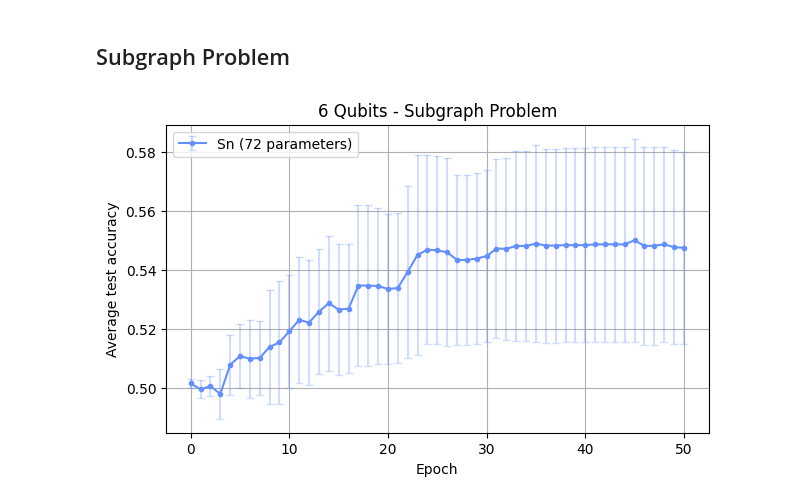
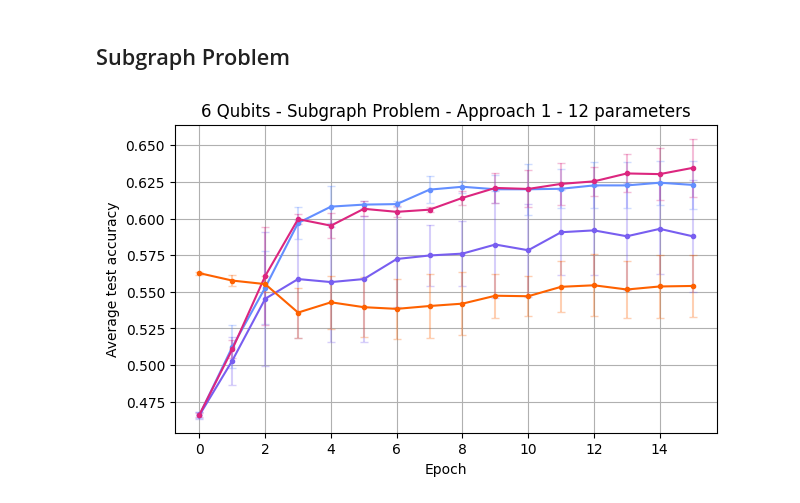
Before and after one commit to dmytro8765/graph-qml, a Jupyter notebook: Graph_ML/results_plotting_final.ipynb, the cells around one changed output. Saved outputs shown, nothing was run; the diff lists cells and outputs as text; code cells hidden in the pictures.

Commit message:
Added subgraph-related files, as well as files, respecting the isomophism issue.

```diff
--- a/Graph_ML/results_plotting_final.ipynb
+++ b/Graph_ML/results_plotting_final.ipynb
@@ -91,7 +92,7 @@ def plot_graph(graph_name, accuracies, num_epochs):
 
     ax.set_xlabel("Epoch")
     ax.set_ylabel("Average test accuracy")
-    plt.legend(["Sn (72 parameters)", "Entanglement circuit (72 paramenters)", "Energy (72 parameters)", "Sn free parameters (88 parameters)"])
+    #plt.legend(["Sn (72 parameters)", "Entanglement circuit (72 paramenters)", "Energy (72 parameters)", "Sn free parameters (88 parameters)"])
     plt.grid()
     plt.title(graph_name)
     plt.show()
@@ -660,26 +661,34 @@ plot_graph("6 Nodes MaxCut Cn-60 (5 samples)", mean_approx_rates, num_epochs)
 ## Subgraph Problem
 # %%
 target_file_names = [
-    #"/Users/home/Quantum_Computing/Pennylane/Graph_ML/output/subgraph/GNTestOwn-Sn_circuit-8-120-sampling_10-epochs_50-targets-test-1.csv",
-    #"/Users/home/Quantum_Computing/Pennylane/Graph_ML/output/subgraph/GNTestOwn-Cn_circuit-8-120-sampling_10-epochs_50-targets-test-0.csv",
-    #"/Users/home/Quantum_Computing/Pennylane/Graph_ML/output/subgraph/GNTestOwn-entanglement_circuit-8-120-sampling_10-epochs_50-targets-test-0.csv",
-    #"/Users/home/Quantum_Computing/Pennylane/Graph_ML/output/subgraph/GNTestOwn-Sn_free_parameter_circuit-8-132-sampling_10-epochs_50-targets-test-0.csv",
-    "/Users/home/Quantum_Computing/Pennylane/Graph_ML/output/subgraph/Subgraph-Subgraph_circuit-6-8-sampling_5-epochs_50-targets-test-0.csv"
+    "/Users/home/Quantum_Computing/Pennylane/Graph_ML/output/subgraph/Subgraph-approach-1-6-4-20-sampling_3-epochs_15-targets-test-0.csv",
+    "/Users/home/Quantum_Computing/Pennylane/Graph_ML/output/subgraph/Subgraph-approach-2-6-4-20-sampling_3-epochs_15-targets-test-0.csv",
+    "/Users/home/Quantum_Computing/Pennylane/Graph_ML/output/subgraph/Subgraph-approach-3-6-4-21-sampling_3-epochs_15-targets-test-0.csv",
+    "/Users/home/Quantum_Computing/Pennylane/Graph_ML/output/subgraph/Subgraph-approach-4-6-4-18-sampling_3-epochs_15-targets-test-0.csv",
+    #"/Users/home/Quantum_Computing/Pennylane/Graph_ML/output/subgraph/Subgraph-approach-5-6-4-90-sampling_5-epochs_100-targets-test-0.csv",
+    #"/Users/home/Quantum_Computing/Pennylane/Graph_ML/output/subgraph/Subgraph-approach-6-6-4-91-sampling_5-epochs_100-targets-test-0.csv",
+    #"/Users/home/Quantum_Computing/Pennylane/Graph_ML/output/subgraph/Subgraph-approach-7-6-4-90-sampling_5-epochs_100-targets-test-0.csv",
+    #"/Users/home/Quantum_Computing/Pennylane/Graph_ML/output/subgraph/Subgraph-approach-8-6-4-90-sampling_5-epochs_100-targets-test-0.csv",
+    #"/Users/home/Quantum_Computing/Pennylane/Graph_ML/output/subgraph/Subgraph-approach-9-6-4-90-sampling_5-epochs_100-targets-test-0.csv"
 ]
 prediction_file_names = [
-    #"/Users/home/Quantum_Computing/Pennylane/Graph_ML/output/subgraph/GNTestOwn-Sn_circuit-8-120-sampling_10-epochs_50-predictions-test-1.csv",
-    #"/Users/home/Quantum_Computing/Pennylane/Graph_ML/output/subgraph/GNTestOwn-Cn_circuit-8-120-sampling_10-epochs_50-predictions-test-0.csv",
-    #"/Users/home/Quantum_Computing/Pennylane/Graph_ML/output/subgraph/GNTestOwn-entanglement_circuit-8-120-sampling_10-epochs_50-predictions-test-0.csv",
-    #"/Users/home/Quantum_Computing/Pennylane/Graph_ML/output/subgraph/GNTestOwn-Sn_free_parameter_circuit-8-132-sampling_10-epochs_50-predictions-test-0.csv",
-    "/Users/home/Quantum_Computing/Pennylane/Graph_ML/output/subgraph/Subgraph-Subgraph_circuit-6-8-sampling_5-epochs_50-predictions-test-0.csv"
+    "/Users/home/Quantum_Computing/Pennylane/Graph_ML/output/subgraph/Subgraph-approach-1-6-4-20-sampling_3-epochs_15-predictions-test-0.csv",
+    "/Users/home/Quantum_Computing/Pennylane/Graph_ML/output/subgraph/Subgraph-approach-2-6-4-20-sampling_3-epochs_15-predictions-test-0.csv",
+    "/Users/home/Quantum_Computing/Pennylane/Graph_ML/output/subgraph/Subgraph-approach-3-6-4-21-sampling_3-epochs_15-predictions-test-0.csv",
+    "/Users/home/Quantum_Computing/Pennylane/Graph_ML/output/subgraph/Subgraph-approach-4-6-4-18-sampling_3-epochs_15-predictions-test-0.csv",
+    #"/Users/home/Quantum_Computing/Pennylane/Graph_ML/output/subgraph/Subgraph-approach-5-6-4-90-sampling_5-epochs_100-predictions-test-0.csv",
+    #"/Users/home/Quantum_Computing/Pennylane/Graph_ML/output/subgraph/Subgraph-approach-6-6-4-91-sampling_5-epochs_100-predictions-test-0.csv",
+    #"/Users/home/Quantum_Computing/Pennylane/Graph_ML/output/subgraph/Subgraph-approach-7-6-4-90-sampling_5-epochs_100-predictions-test-0.csv",
+    #"/Users/home/Quantum_Computing/Pennylane/Graph_ML/output/subgraph/Subgraph-approach-8-6-4-90-sampling_5-epochs_100-predictions-test-0.csv",
+    #"/Users/home/Quantum_Computing/Pennylane/Graph_ML/output/subgraph/Subgraph-approach-9-6-4-91-sampling_5-epochs_100-predictions-test-0.csv"
 ]
 # %%
-num_samples = 5
-num_epochs = 51
+num_samples = 3
+num_epochs = 16
 num_inputs = 2900
 
 accuracies = extract_prediction_accuracy(prediction_file_names, target_file_names, num_samples, num_epochs, num_inputs)
 # %%
-plot_graph("6 Qubits - Subgraph Problem", accuracies, num_epochs)
+plot_graph("6 Qubits - Subgraph Problem - Approach 1 - 12 parameters", accuracies, num_epochs)
 # %% [output]
-[figure, old version]
+[figure, new version]
```
Also changed, not shown: parts of 2 cells of this notebook, 21 other files.
